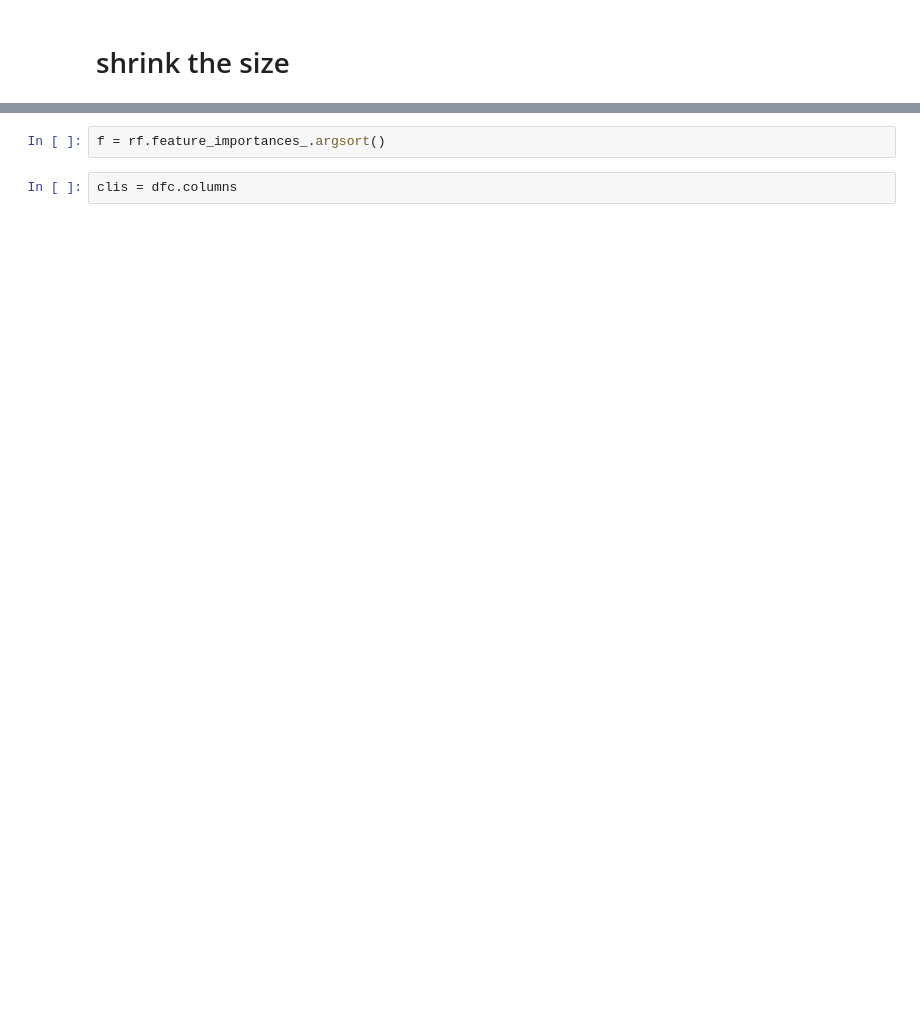
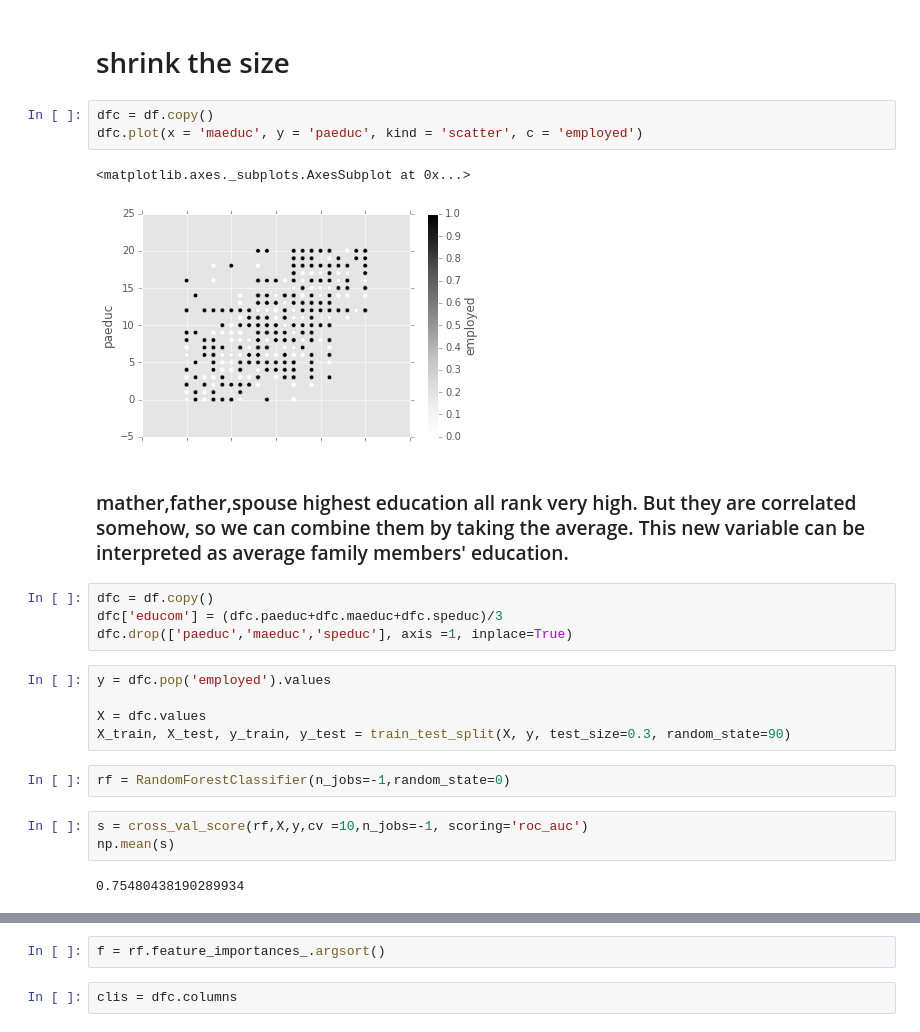
Before and after one commit to banjopickin/women_workforce, a Jupyter notebook: model_full_surv.ipynb, the cells around one changed output, grey strips where cells are left out. Drawn from its saved outputs; the diff is of its cells as text; blank space fills up the shorter version.

```diff
--- a/model_full_surv.ipynb
+++ b/model_full_surv.ipynb
@@ -69,2 +65,26 @@ plot_importance(rf,dfc)
 # %% [markdown]
 # shrink the size
+# %%
+dfc = df.copy()
+dfc.plot(x = 'maeduc', y = 'paeduc', kind = 'scatter', c = 'employed')
+# %% [output]
+<matplotlib.axes._subplots.AxesSubplot at 0x...>
+[figure, added]
+# %% [markdown]
+### mather,father,spouse highest education all rank very high.  But they are correlated somehow, so we can combine them by taking the average. This new variable can be interpreted as average family members' education.
+# %%
+dfc = df.copy()
+dfc['educom'] = (dfc.paeduc+dfc.maeduc+dfc.speduc)/3
+dfc.drop(['paeduc','maeduc','speduc'], axis =1, inplace=True)
+# %%
+y = dfc.pop('employed').values
+
+X = dfc.values
+X_train, X_test, y_train, y_test = train_test_split(X, y, test_size=0.3, random_state=90)
+# %%
+rf = RandomForestClassifier(n_jobs=-1,random_state=0)
+# %%
+s = cross_val_score(rf,X,y,cv =10,n_jobs=-1, scoring='roc_auc')
+np.mean(s)
+# %% [output]
+0.75480438190289934
```
Also changed, not shown: parts of 31 cells of this notebook.
